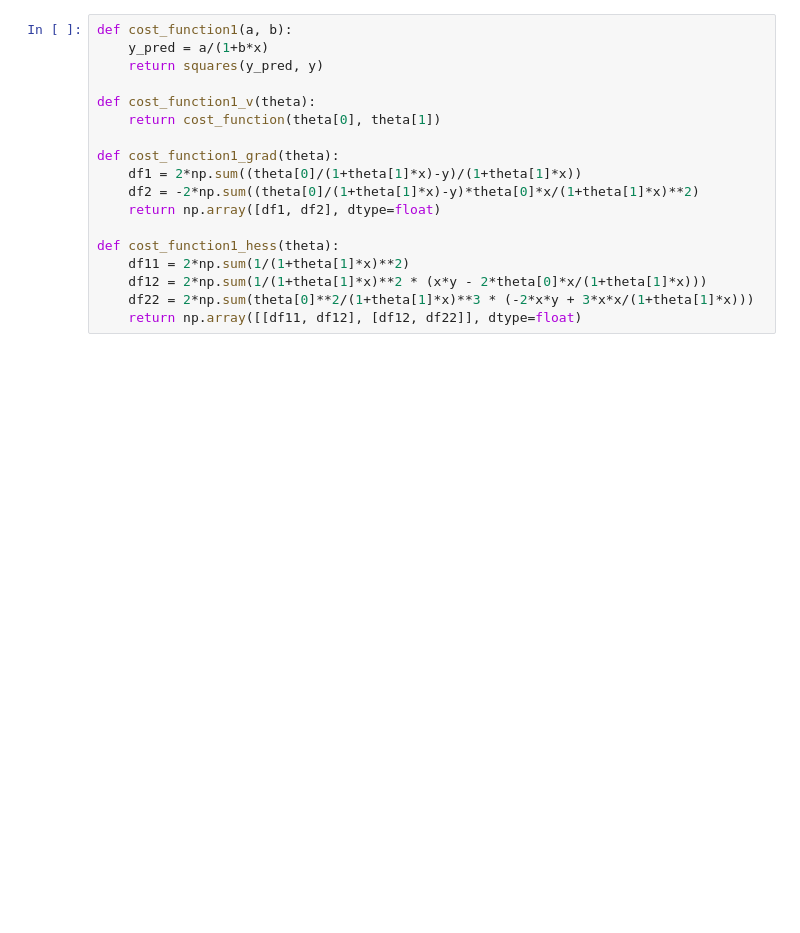
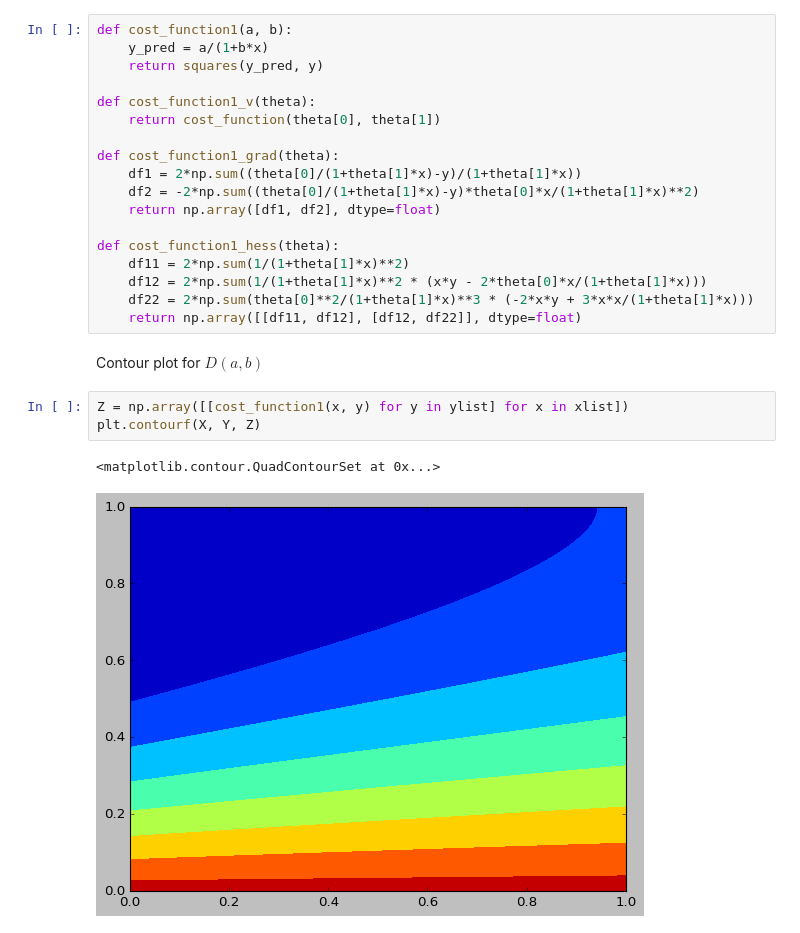
Before and after one commit to dmitry-grigorev/AlgoAnalysisDevelopment, a Jupyter notebook: Task3/Task3notebook.ipynb, the cells around one changed output. Saved outputs shown, nothing was run; the diff lists cells and outputs as text; blank space fills up the shorter version.

```diff
--- a/Task3/Task3notebook.ipynb
+++ b/Task3/Task3notebook.ipynb
@@ -138,6 +150,14 @@ def cost_function1_hess(theta):
     df12 = 2*np.sum(1/(1+theta[1]*x)**2 * (x*y - 2*theta[0]*x/(1+theta[1]*x)))
     df22 = 2*np.sum(theta[0]**2/(1+theta[1]*x)**3 * (-2*x*y + 3*x*x/(1+theta[1]*x)))
     return np.array([[df11, df12], [df12, df22]], dtype=float)
+# %% [markdown]
+Contour plot for $D(a, b)$
+# %%
+Z = np.array([[cost_function1(x, y) for y in ylist] for x in xlist])
+plt.contourf(X, Y, Z)
+# %% [output]
+<matplotlib.contour.QuadContourSet at 0x...>
+[figure, added]
 # %%
 newtons(cost_function1_v, limits, np.array([0.1, 0.1]), funcgrad=cost_function1_grad,
         funchess=cost_function1_hess, optpoint = np.array([alpha, beta]))
```
Also changed, not shown: parts of 5 cells of this notebook, 1 other file.
